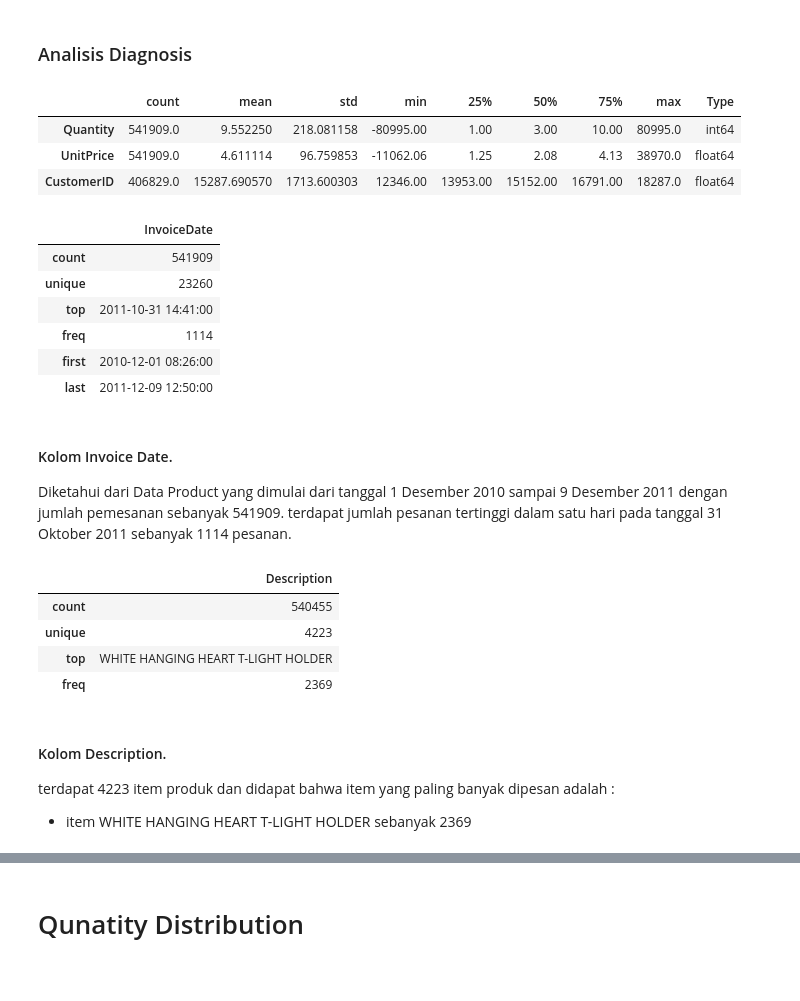
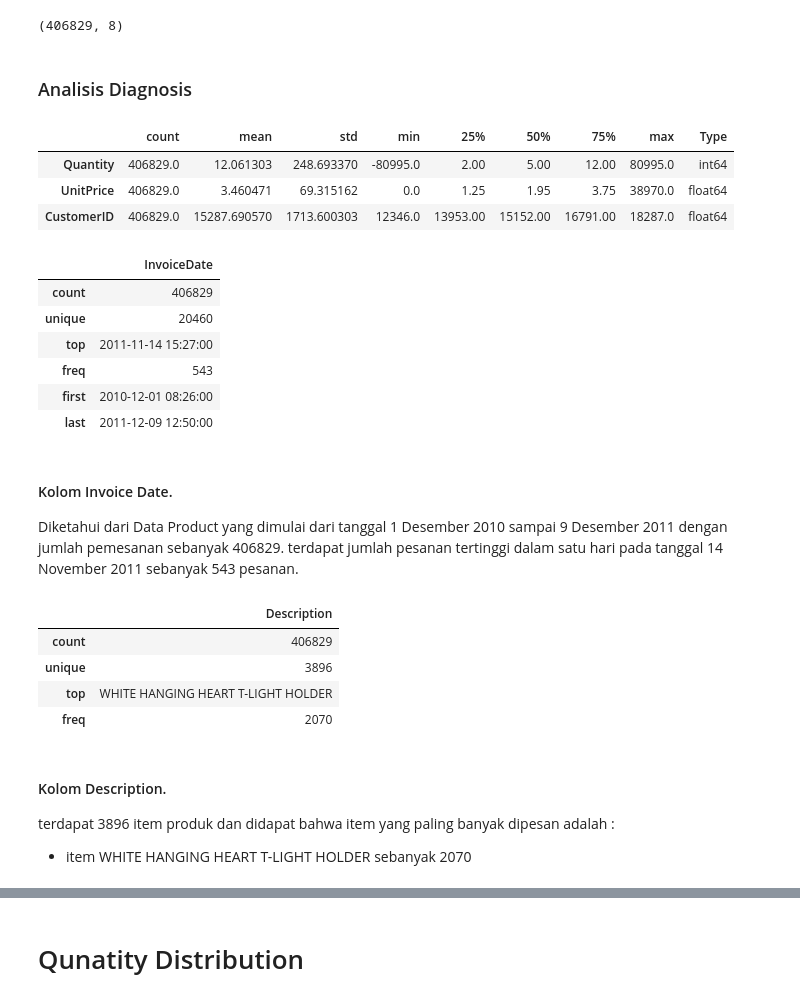
Before and after one commit to Mr-Ug/Learn-Data-Science, a Jupyter notebook: Data Science/Project Latihan 1/Project_Latihan_1.ipynb, the cells around one changed output, grey strips where cells are left out. Cells and saved outputs as stored; diff of their text form; code cells hidden in the pictures.

```diff
--- a/Data Science/Project Latihan 1/Project_Latihan_1.ipynb
+++ b/Data Science/Project Latihan 1/Project_Latihan_1.ipynb
@@ -17,0 +38,4 @@ Df.head()
+# %%
+# Menghapus nilai kosong
+Df_Clean = Df.dropna(axis=0, subset=['Description','CustomerID'])
+Df_Clean.isnull().sum()
@@ -18,39 +52,43 @@ Df.head()
+# %%
+Df_Clean.shape
+# %% [output]
+(406829, 8)
 # %% [markdown]
 ### Analisis Diagnosis
 # %%
-Desc = Df.describe().transpose()
-Desc['Type'] = Df.dtypes
+Desc = Df_Clean.describe().transpose()
+Desc['Type'] = Df_Clean.dtypes
 Desc
 # %% [output]
 |  | count | mean | std | min | 25% | 50% | 75% | max | Type |
-| Quantity | 541909.0 | 9.552250 | 218.081158 | -80995.00 | 1.00 | 3.00 | 10.00 | 80995.0 | int64 |
-| UnitPrice | 541909.0 | 4.611114 | 96.759853 | -11062.06 | 1.25 | 2.08 | 4.13 | 38970.0 | float64 |
-| CustomerID | 406829.0 | 15287.690570 | 1713.600303 | 12346.00 | 13953.00 | 15152.00 | 16791.00 | 18287.0 | float64 |
+| Quantity | 406829.0 | 12.061303 | 248.693370 | -80995.0 | 2.00 | 5.00 | 12.00 | 80995.0 | int64 |
+| UnitPrice | 406829.0 | 3.460471 | 69.315162 | 0.0 | 1.25 | 1.95 | 3.75 | 38970.0 | float64 |
+| CustomerID | 406829.0 | 15287.690570 | 1713.600303 | 12346.0 | 13953.00 | 15152.00 | 16791.00 | 18287.0 | float64 |
 # %%
-Tanggal_Pesanan = pd.DataFrame(Df['InvoiceDate'].describe())
+Tanggal_Pesanan = pd.DataFrame(Df_Clean['InvoiceDate'].describe())
 Tanggal_Pesanan
 # %% [output]
 |  | InvoiceDate |
-| count | 541909 |
-| unique | 23260 |
-| top | 2011-10-31 14:41:00 |
-| freq | 1114 |
+| count | 406829 |
+| unique | 20460 |
+| top | 2011-11-14 15:27:00 |
+| freq | 543 |
 | first | 2010-12-01 08:26:00 |
 | last | 2011-12-09 12:50:00 |
 # %% [markdown]
 #### Kolom Invoice Date.
-Diketahui dari Data Product yang dimulai dari tanggal 1 Desember 2010 sampai 9 Desember 2011 dengan jumlah pemesanan sebanyak 541909. terdapat jumlah pesanan tertinggi dalam satu hari pada tanggal 31 Oktober 2011 sebanyak 1114 pesanan.
+Diketahui dari Data Product yang dimulai dari tanggal 1 Desember 2010 sampai 9 Desember 2011 dengan jumlah pemesanan sebanyak 406829. terdapat jumlah pesanan tertinggi dalam satu hari pada tanggal 14 November 2011 sebanyak 543 pesanan.
 # %%
-Product_Description = pd.DataFrame(Df['Description'].describe())
+Product_Description = pd.DataFrame(Df_Clean['Description'].describe())
 Product_Description
 # %% [output]
 |  | Description |
-| count | 540455 |
-| unique | 4223 |
+| count | 406829 |
+| unique | 3896 |
 | top | WHITE HANGING HEART T-LIGHT HOLDER |
-| freq | 2369 |
+| freq | 2070 |
 # %% [markdown]
 #### Kolom Description.
-terdapat 4223 item produk dan didapat bahwa item yang paling banyak dipesan adalah :
-- item WHITE HANGING HEART T-LIGHT HOLDER sebanyak 2369
+terdapat 3896 item produk dan didapat bahwa item yang paling banyak dipesan adalah :
+- item WHITE HANGING HEART T-LIGHT HOLDER sebanyak 2070
 # %%
```
Also changed, not shown: parts of 18 cells of this notebook, 1 other file.
